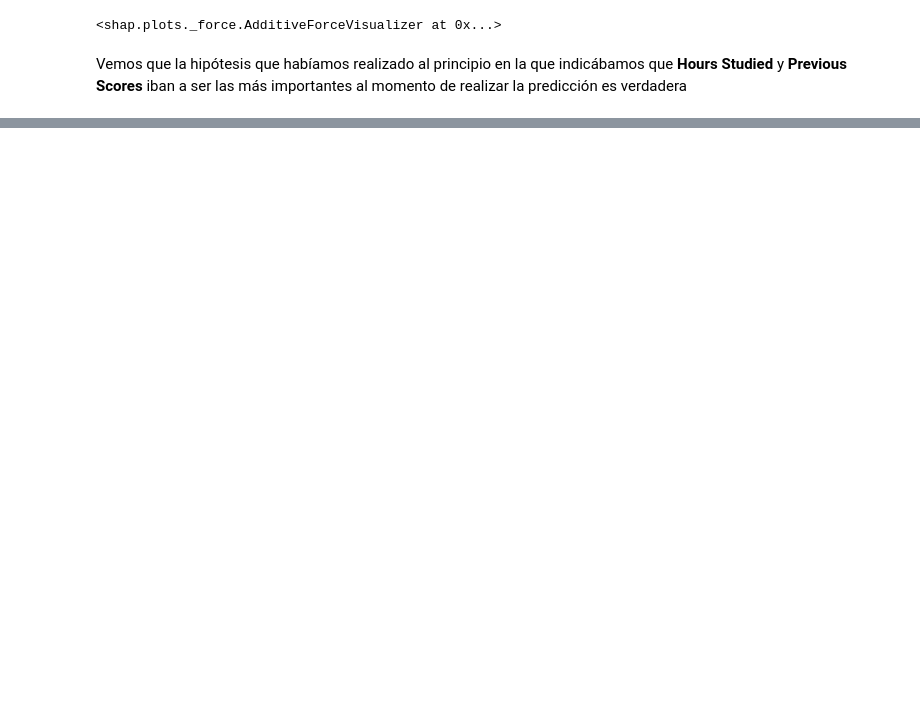
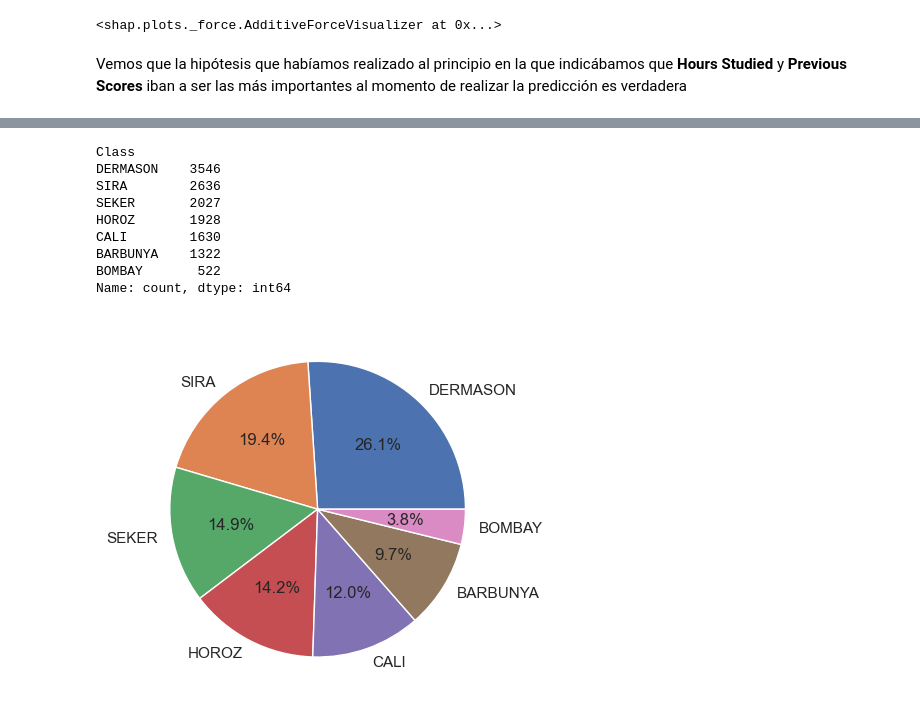
Before and after one commit to Simon890/aa2tp, a Jupyter notebook: Solucion.ipynb, the cells around one changed output, grey strips where cells are left out. Saved outputs shown, nothing was run; the diff lists cells and outputs as text; code cells hidden in the pictures; blank space fills up the shorter version.

```diff
--- a/Solucion.ipynb
+++ b/Solucion.ipynb
@@ -373,0 +490,16 @@ Vemos que la hipótesis que habíamos realizado al principio en la que indicába
+# %%
+plt.figure()
+count_class = df_copy["Class"].value_counts()
+plt.pie(count_class.values, labels=count_class.index, autopct='%1.1f%%')
+df_copy["Class"].value_counts()
+# %% [output]
+Class
+DERMASON    3546
+SIRA        2636
+SEKER       2027
+HOROZ       1928
+CALI        1630
+BARBUNYA    1322
+BOMBAY       522
+Name: count, dtype: int64
+[figure, added]
```
Also changed, not shown: parts of 38 cells of this notebook, 1 other file.
